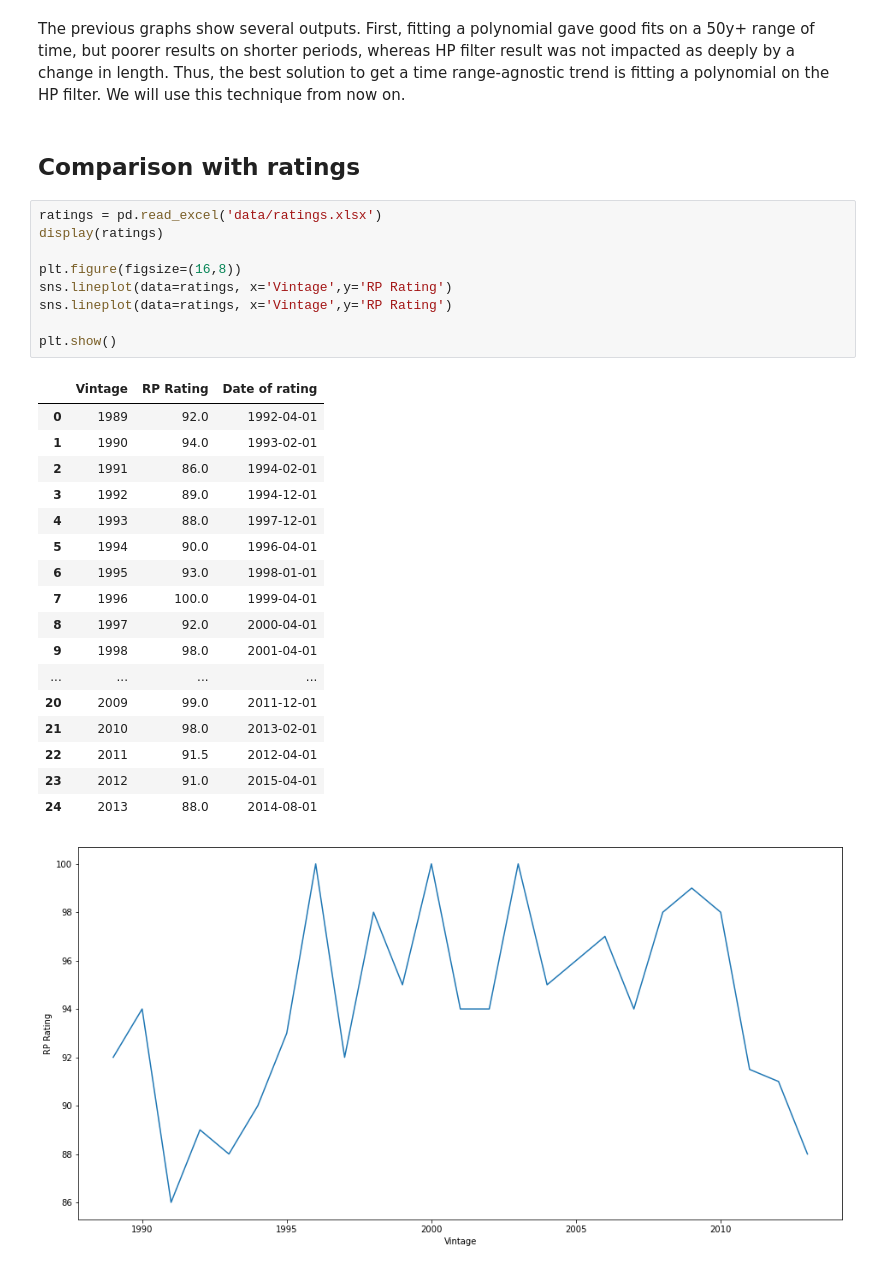
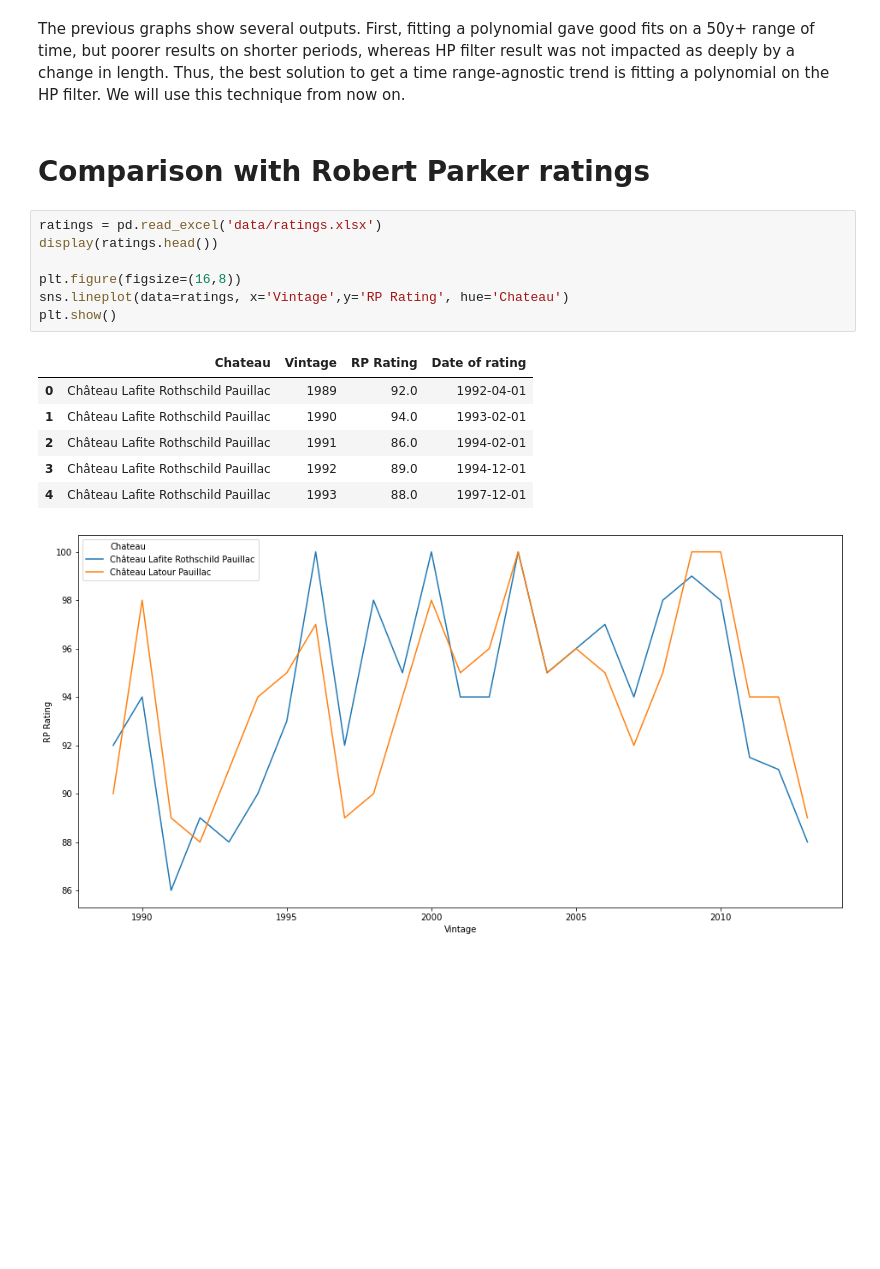
Before and after one commit to RoucherA/GrandCruClassifier, a Jupyter notebook: data_exploration.ipynb, the cells around one changed output. Saved outputs shown, nothing was run; the diff lists cells and outputs as text; blank space fills up the shorter version.

```diff
--- a/data_exploration.ipynb
+++ b/data_exploration.ipynb
@@ -180,32 +195,19 @@ plt.show()
 # %% [markdown]
 The previous graphs show several outputs. First, fitting a polynomial gave good fits on a 50y+ range of time, but poorer results on shorter periods, whereas HP filter result was not impacted as deeply by a change in length. Thus, the best solution to get a time range-agnostic trend is fitting a polynomial on the HP filter. We will use this technique from now on.
 # %% [markdown]
-## Comparison with ratings
+# Comparison with Robert Parker ratings
 # %%
 ratings = pd.read_excel('data/ratings.xlsx')
-display(ratings)
+display(ratings.head())
 
 plt.figure(figsize=(16,8))
-sns.lineplot(data=ratings, x='Vintage',y='RP Rating')
-sns.lineplot(data=ratings, x='Vintage',y='RP Rating')
-
+sns.lineplot(data=ratings, x='Vintage',y='RP Rating', hue='Chateau')
 plt.show()
 # %% [output]
-|  | Vintage | RP Rating | Date of rating |
-| 0 | 1989 | 92.0 | 1992-04-01 |
-| 1 | 1990 | 94.0 | 1993-02-01 |
-| 2 | 1991 | 86.0 | 1994-02-01 |
-| 3 | 1992 | 89.0 | 1994-12-01 |
-| 4 | 1993 | 88.0 | 1997-12-01 |
-| 5 | 1994 | 90.0 | 1996-04-01 |
-| 6 | 1995 | 93.0 | 1998-01-01 |
-| 7 | 1996 | 100.0 | 1999-04-01 |
-| 8 | 1997 | 92.0 | 2000-04-01 |
-| 9 | 1998 | 98.0 | 2001-04-01 |
-| ... | ... | ... | ... |
-| 20 | 2009 | 99.0 | 2011-12-01 |
-| 21 | 2010 | 98.0 | 2013-02-01 |
-| 22 | 2011 | 91.5 | 2012-04-01 |
-| 23 | 2012 | 91.0 | 2015-04-01 |
-| 24 | 2013 | 88.0 | 2014-08-01 |
+|  | Chateau | Vintage | RP Rating | Date of rating |
+| 0 | Château Lafite Rothschild Pauillac | 1989 | 92.0 | 1992-04-01 |
+| 1 | Château Lafite Rothschild Pauillac | 1990 | 94.0 | 1993-02-01 |
+| 2 | Château Lafite Rothschild Pauillac | 1991 | 86.0 | 1994-02-01 |
+| 3 | Château Lafite Rothschild Pauillac | 1992 | 89.0 | 1994-12-01 |
+| 4 | Château Lafite Rothschild Pauillac | 1993 | 88.0 | 1997-12-01 |
-[figure, old version]
+[figure, new version]
```
Also changed, not shown: parts of 6 cells of this notebook, 2 other files.
